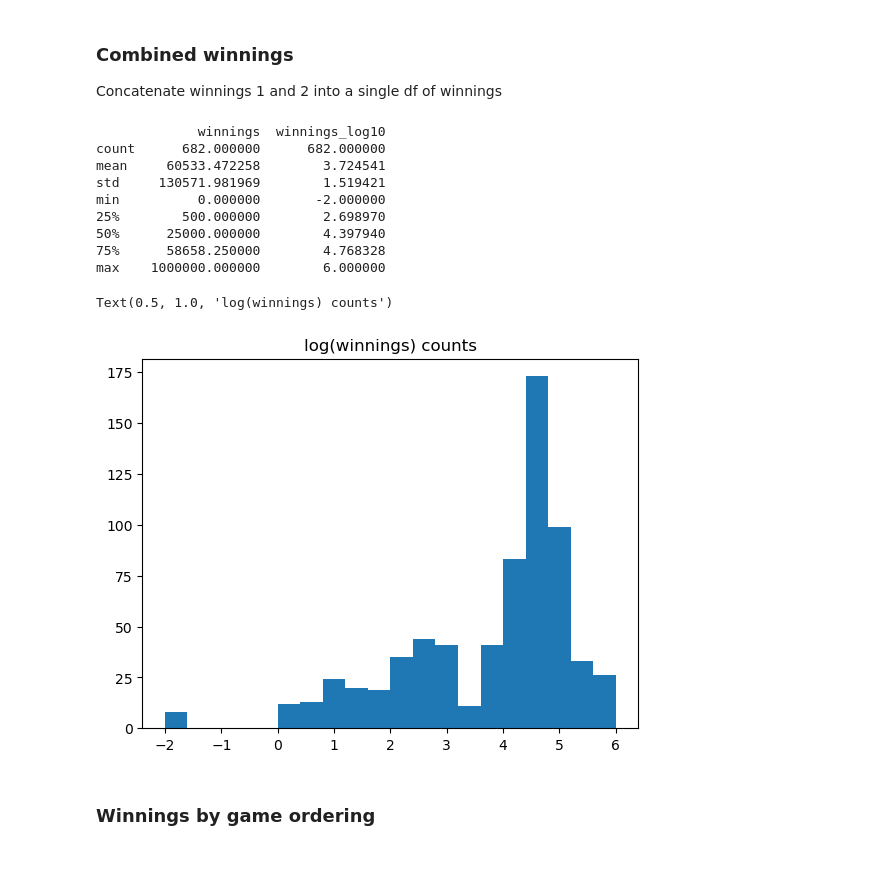
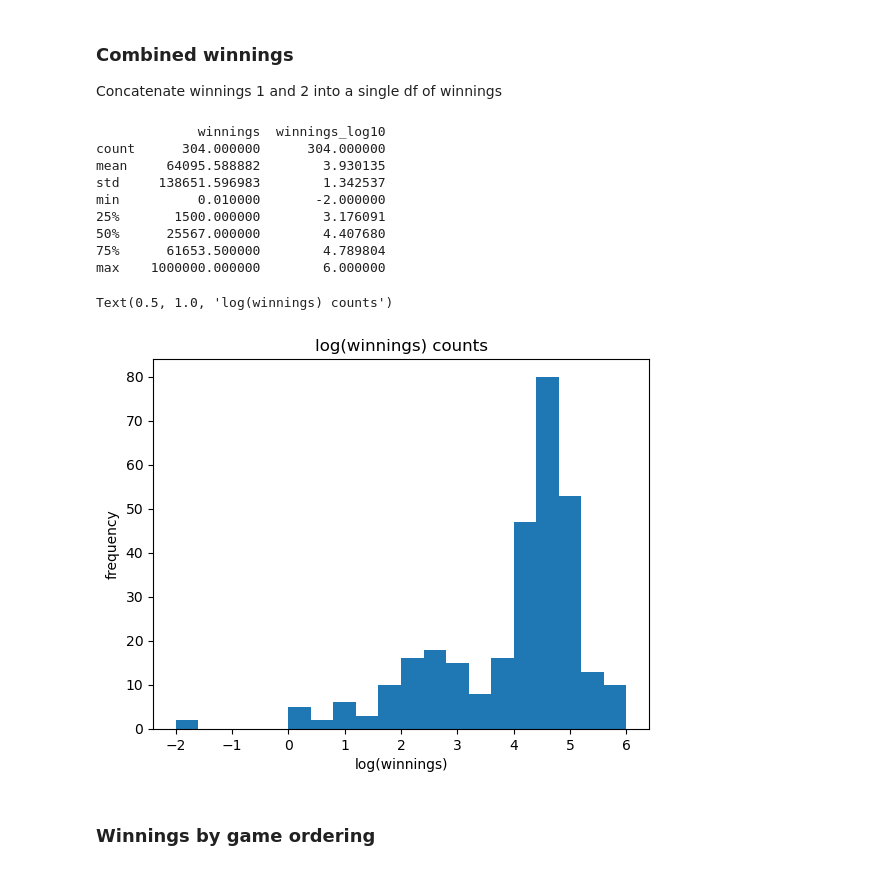
Before and after one commit to laurenlsun/dond-collected-analysis, a Jupyter notebook: collected data analysis.ipynb, the cells around one changed output. Saved outputs shown, nothing was run; the diff lists cells and outputs as text; code cells hidden in the pictures.

```diff
--- a/collected data analysis.ipynb
+++ b/collected data analysis.ipynb
@@ -50,7 +54,7 @@ Delete the entries that aren't linked to Qualtrics responses
 # %% [markdown]
 First import the data from the study, which was exported from Qualtrics
 # %%
-qualtrics = pd.read_csv('final collected data.csv')
+qualtrics = pd.read_csv('Decision Making_December 15, 2023_11.44.csv')
 qualtrics.head(10)
 # %% [output]
 |  | StartDate | EndDate | Status | IPAddress | Progress | Duration (in seconds) | Finished | RecordedDate | ... |
@@ -316,20 +324,22 @@ wdescr.columns = ['winnings', 'winnings_log10']
 print(wdescr)
 # %% [output]
              winnings  winnings_log10
-count      682.000000      682.000000
-mean     60533.472258        3.724541
-std     130571.981969        1.519421
-min          0.000000       -2.000000
-25%        500.000000        2.698970
-50%      25000.000000        4.397940
-75%      58658.250000        4.768328
+count      304.000000      304.000000
+mean     64095.588882        3.930135
+std     138651.596983        1.342537
+min          0.010000       -2.000000
+25%       1500.000000        3.176091
+50%      25567.000000        4.407680
+75%      61653.500000        4.789804
 max    1000000.000000        6.000000
 # %%
 plt.hist(comb_winnings_log10, bins=20)
+plt.xlabel("log(winnings)")
+plt.ylabel("frequency")
 plt.title('log(winnings) counts')
 # %% [output]
 Text(0.5, 1.0, 'log(winnings) counts')
-[figure, old version]
+[figure, new version]
 # %% [markdown]
 ### Winnings by game ordering
 # %%
```
Also changed, not shown: parts of 69 cells of this notebook.
